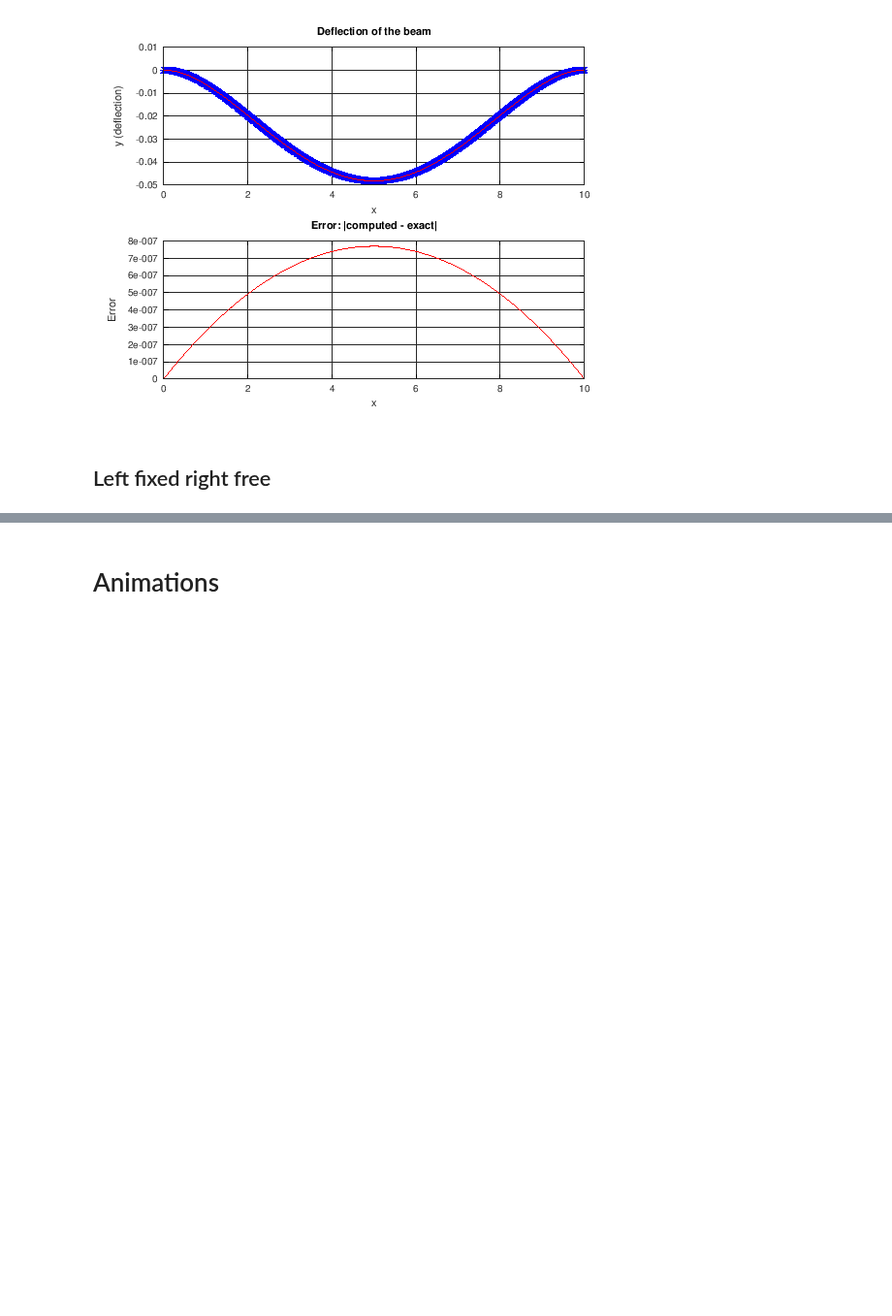
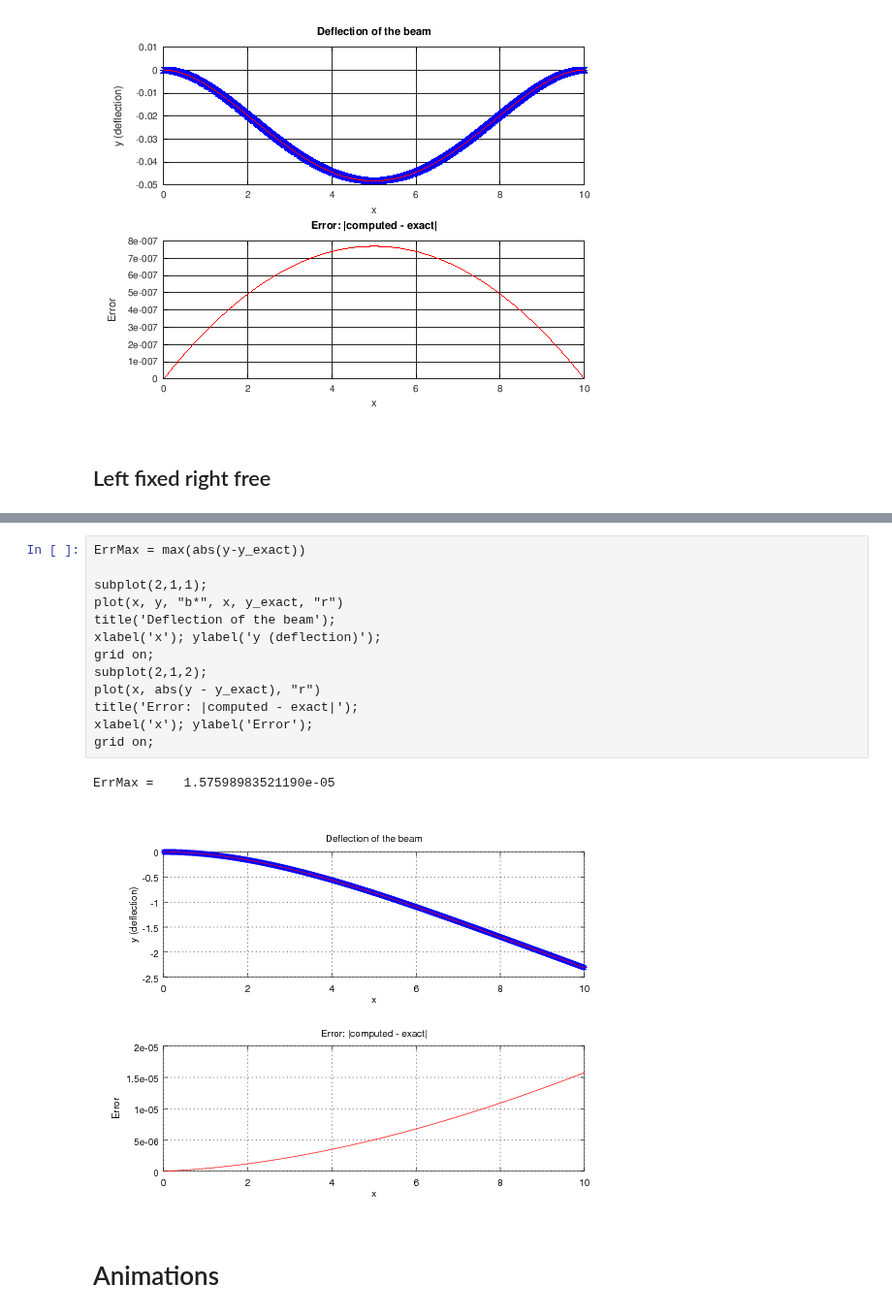
Before and after one commit to branberry/URGOResearch, a Jupyter notebook: SteelBeam.ipynb, the cells around one changed output, grey strips where cells are left out. Shown at 97% size. Cells and saved outputs as stored; diff of their text form; blank space fills up the shorter version.

```diff
--- a/SteelBeam.ipynb
+++ b/SteelBeam.ipynb
@@ -449,3 +503,19 @@ ErrMax =  0.0277230599998375
+# %%
+ErrMax = max(abs(y-y_exact))
+
+subplot(2,1,1);
+plot(x, y, "b*", x, y_exact, "r")
+title('Deflection of the beam');
+xlabel('x'); ylabel('y (deflection)');
+grid on;
+subplot(2,1,2);
+plot(x, abs(y - y_exact), "r")
+title('Error: |computed - exact|');
+xlabel('x'); ylabel('Error');
+grid on;
+# %% [output]
+ErrMax =    1.57598983521190e-05
+[figure, added]
 # %% [markdown]
 # Animations
 # %% [markdown]
```
Also changed, not shown: parts of 7 cells of this notebook, 1 other file.
